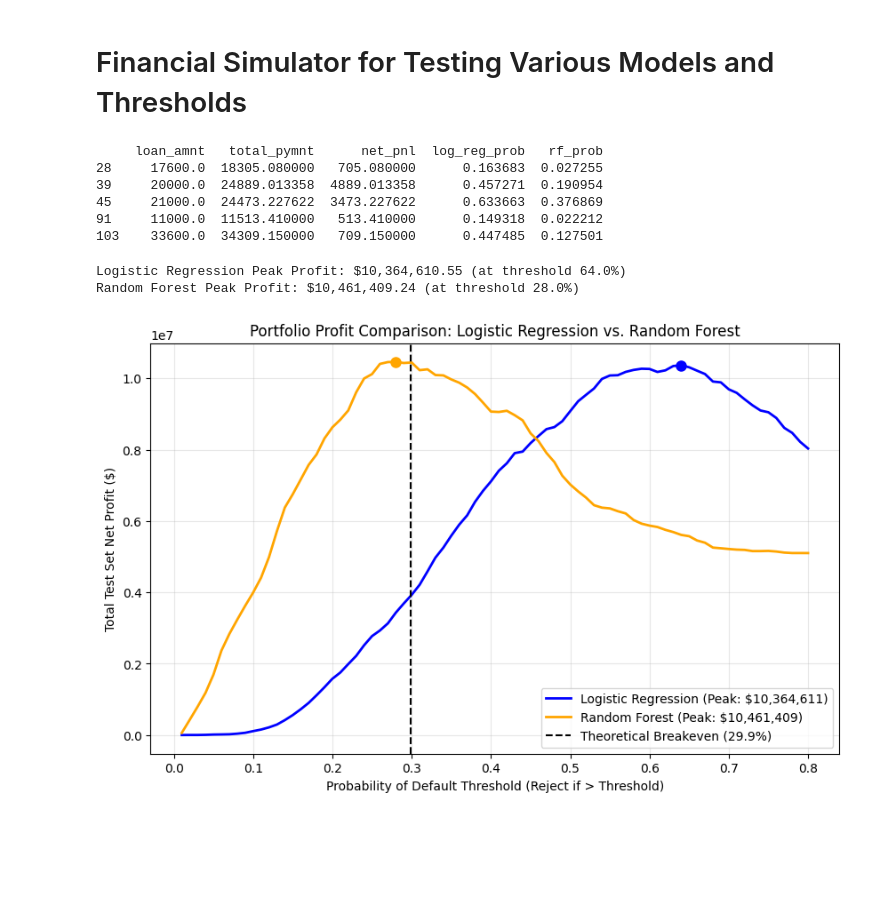
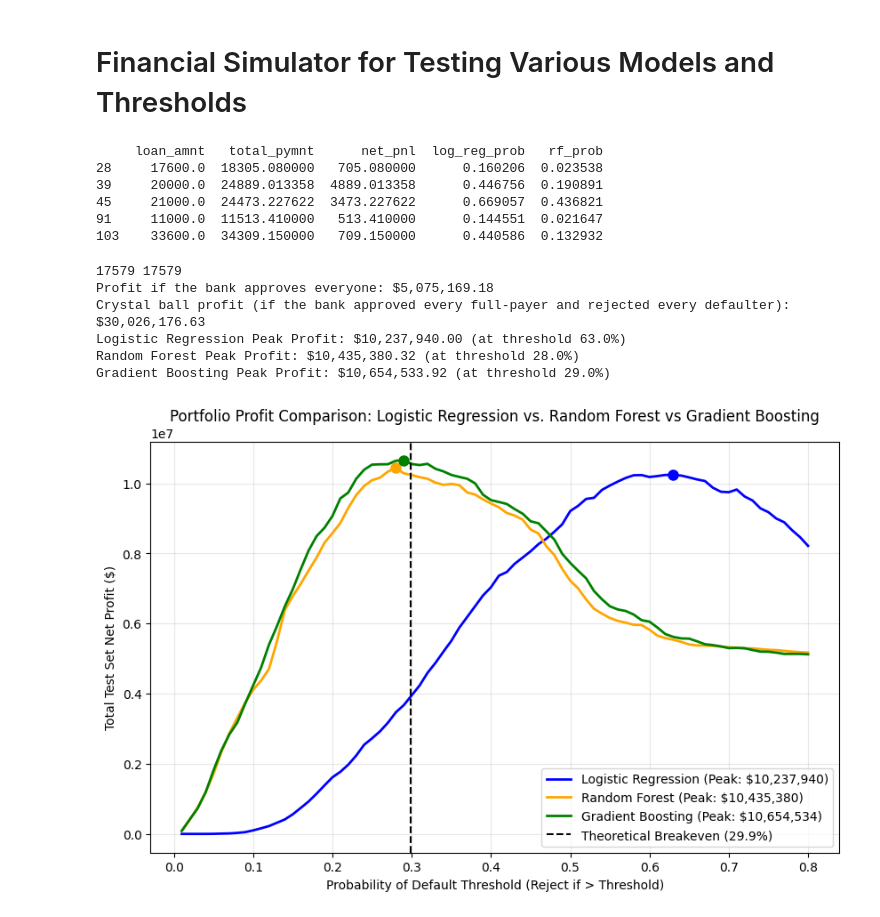
Before and after one commit to lricketson/LC-risk-analysis-project, a Jupyter notebook: financial_simulator.ipynb, the cells around one changed output. Saved outputs shown, nothing was run; the diff lists cells and outputs as text; code cells hidden in the pictures; blank space fills up the shorter version.

```diff
--- a/financial_simulator.ipynb
+++ b/financial_simulator.ipynb
@@ -19,9 +19,12 @@ cleaned_df = specialty_preprocess_df(my_df)
 cleaned_df["net_pnl"] = cleaned_df["total_pymnt"] - cleaned_df["loan_amnt"]
 log_reg_preds = pd.read_csv("log_reg_predictions.csv", index_col=0)
 rf_preds = pd.read_csv("rf_predictions.csv", index_col=0)
+gb_preds = pd.read_csv("gb_predictions.csv", index_col=0)
 
 test_financials = cleaned_df.join(log_reg_preds, how="inner")
 test_financials = test_financials.join(rf_preds[["rf_prob"]], how="inner")
+test_financials = test_financials.join(gb_preds[["gb_prob"]], how="inner")
+
 print(
     test_financials[
         ["loan_amnt", "total_pymnt", "net_pnl", "log_reg_prob", "rf_prob"]
@@ -29,17 +32,25 @@ print(
 )
 # %% [output]
      loan_amnt   total_pymnt      net_pnl  log_reg_prob   rf_prob
-28     17600.0  18305.080000   705.080000      0.163683  0.027255
-39     20000.0  24889.013358  4889.013358      0.457271  0.190954
-45     21000.0  24473.227622  3473.227622      0.633663  0.376869
-91     11000.0  11513.410000   513.410000      0.149318  0.022212
-103    33600.0  34309.150000   709.150000      0.447485  0.127501
+28     17600.0  18305.080000   705.080000      0.160206  0.023538
+39     20000.0  24889.013358  4889.013358      0.446756  0.190891
+45     21000.0  24473.227622  3473.227622      0.669057  0.436821
+91     11000.0  11513.410000   513.410000      0.144551  0.021647
+103    33600.0  34309.150000   709.150000      0.440586  0.132932
 # %%
 import matplotlib.pyplot as plt
 
 thresholds = np.linspace(0.01, 0.8, 80)
 lr_profits = []
 rf_profits = []
+gb_profits = []
+
+print(len(log_reg_preds), len(rf_preds))
+
+print(f'Profit if the bank approves everyone: ${test_financials["net_pnl"].sum():,.2f}')
+print(
+    f"Crystal ball profit (if the bank approved every full-payer and rejected every defaulter): ${test_financials.loc[~test_financials['did_default'], 'net_pnl'].sum():,.2f}"
+)
 
 for t in thresholds:
     # -- Logistic Regression --
@@ -52,49 +63,74 @@ for t in thresholds:
     rf_profit = test_financials["net_pnl"][rf_mask].sum()
     rf_profits.append(rf_profit)
 
+    # -- Gradient Boosting --
+    gb_mask = gb_preds["gb_prob"] <= t
+    gb_profit = test_financials["net_pnl"][gb_mask].sum()
+    gb_profits.append(gb_profit)
+
 max_lr_profit = max(lr_profits)
 best_lr_threshold = thresholds[lr_profits.index(max_lr_profit)]
 
 max_rf_profit = max(rf_profits)
 best_rf_threshold = thresholds[rf_profits.index(max_rf_profit)]
 
+max_gb_profit = max(gb_profits)
+best_gb_threshold = thresholds[gb_profits.index(max_gb_profit)]
+
 print(
     f"Logistic Regression Peak Profit: ${max_lr_profit:,.2f} (at threshold {best_lr_threshold*100:.1f}%)"
 )
 print(
     f"Random Forest Peak Profit: ${max_rf_profit:,.2f} (at threshold {best_rf_threshold*100:.1f}%)"
+)
+print(
+    f"Gradient Boosting Peak Profit: ${max_gb_profit:,.2f} (at threshold {best_gb_threshold*100:.1f}%)"
 )
 
 plt.figure(figsize=(10, 6))
 plt.plot(
     thresholds,
     lr_profits,
     label=f"Logistic Regression (Peak: ${max_lr_profit:,.0f})",
     color="blue",
     linewidth=2,
 )
 plt.plot(
     thresholds,
     rf_profits,
     label=f"Random Forest (Peak: ${max_rf_profit:,.0f})",
     color="orange",
     linewidth=2,
 )
+plt.plot(
+    thresholds,
+    gb_profits,
+    label=f"Gradient Boosting (Peak: ${max_gb_profit:,.0f})",
+    color="green",
+    linewidth=2,
+)
 
 plt.axvline(
     x=0.299, color="black", linestyle="--", label="Theoretical Breakeven (29.9%)"
 )
 
 plt.plot(best_lr_threshold, max_lr_profit, marker="o", color="blue", markersize=8)
 plt.plot(best_rf_threshold, max_rf_profit, marker="o", color="orange", markersize=8)
+plt.plot(best_gb_threshold, max_gb_profit, marker="o", color="green", markersize=8)
 
-plt.title("Portfolio Profit Comparison: Logistic Regression vs. Random Forest")
+plt.title(
+    "Portfolio Profit Comparison: Logistic Regression vs. Random Forest vs Gradient Boosting"
+)
 plt.xlabel("Probability of Default Threshold (Reject if > Threshold)")
 plt.ylabel("Total Test Set Net Profit ($)")
 plt.legend()
 plt.grid(True, alpha=0.3)
 plt.show()
 # %% [output]
-Logistic Regression Peak Profit: $10,364,610.55 (at threshold 64.0%)
-Random Forest Peak Profit: $10,461,409.24 (at threshold 28.0%)
+17579 17579
+Profit if the bank approves everyone: $5,075,169.18
+Crystal ball profit (if the bank approved every full-payer and rejected every defaulter): $30,026,176.63
+Logistic Regression Peak Profit: $10,237,940.00 (at threshold 63.0%)
+Random Forest Peak Profit: $10,435,380.32 (at threshold 28.0%)
+Gradient Boosting Peak Profit: $10,654,533.92 (at threshold 29.0%)
-[figure, old version]
+[figure, new version]
```
Also changed, not shown: parts of 2 cells of this notebook, 10 other files.
